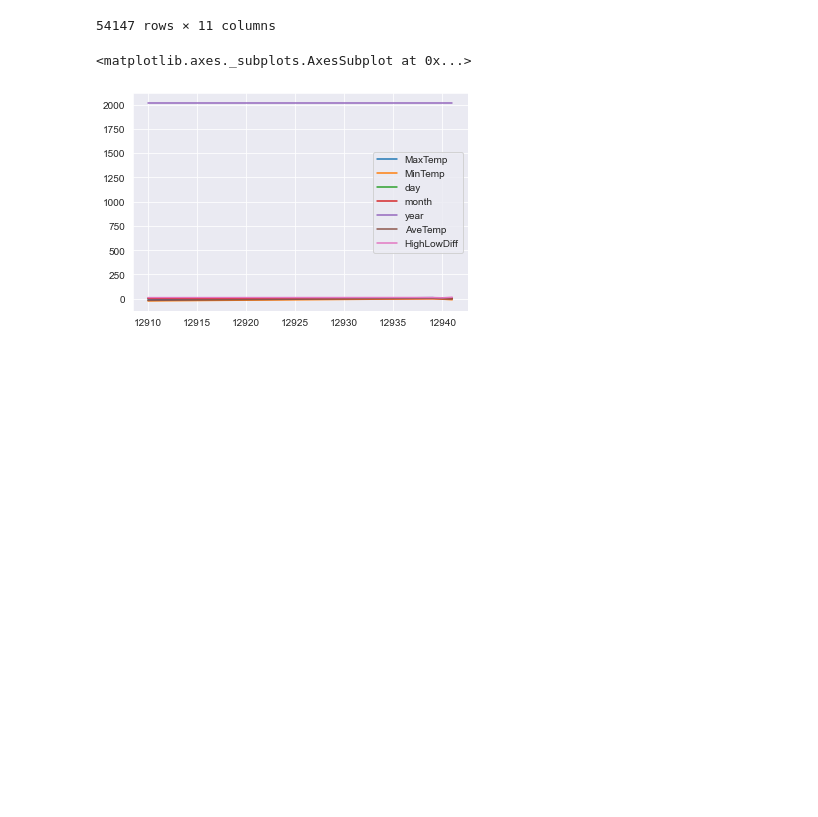
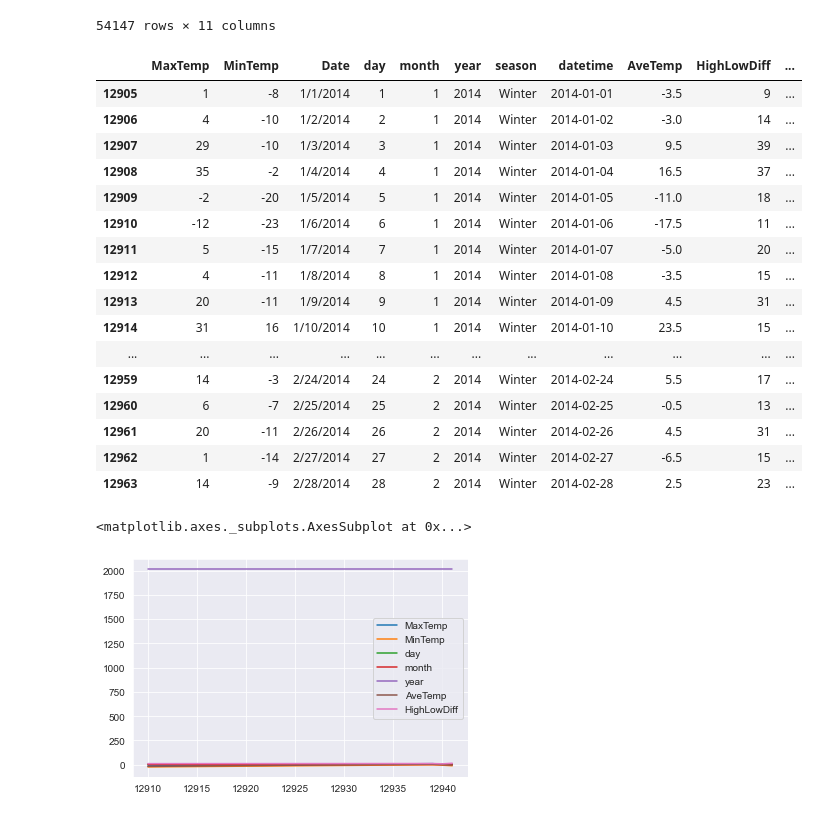
Before and after one commit to searanch/Minneapolis-Historical-Weather, a Jupyter notebook: msp_winter.ipynb, the cells around one changed output. Cells and saved outputs as stored; diff of their text form; code cells hidden in the pictures; blank space fills up the shorter version.

```diff
--- a/msp_winter.ipynb
+++ b/msp_winter.ipynb
@@ -441,6 +458,25 @@ temps
 54147 rows × 11 columns
 # %%
 poler_14 = temps.query("(year)== 2014 and (month) > 0 and (month) < 3 ")
+poler_14
+# %% [output]
+|  | MaxTemp | MinTemp | Date | day | month | year | season | datetime | AveTemp | HighLowDiff | ... |
+| 12905 | 1 | -8 | 1/1/2014 | 1 | 1 | 2014 | Winter | 2014-01-01 | -3.5 | 9 | ... |
+| 12906 | 4 | -10 | 1/2/2014 | 2 | 1 | 2014 | Winter | 2014-01-02 | -3.0 | 14 | ... |
+| 12907 | 29 | -10 | 1/3/2014 | 3 | 1 | 2014 | Winter | 2014-01-03 | 9.5 | 39 | ... |
+| 12908 | 35 | -2 | 1/4/2014 | 4 | 1 | 2014 | Winter | 2014-01-04 | 16.5 | 37 | ... |
+| 12909 | -2 | -20 | 1/5/2014 | 5 | 1 | 2014 | Winter | 2014-01-05 | -11.0 | 18 | ... |
+| 12910 | -12 | -23 | 1/6/2014 | 6 | 1 | 2014 | Winter | 2014-01-06 | -17.5 | 11 | ... |
+| 12911 | 5 | -15 | 1/7/2014 | 7 | 1 | 2014 | Winter | 2014-01-07 | -5.0 | 20 | ... |
+| 12912 | 4 | -11 | 1/8/2014 | 8 | 1 | 2014 | Winter | 2014-01-08 | -3.5 | 15 | ... |
+| 12913 | 20 | -11 | 1/9/2014 | 9 | 1 | 2014 | Winter | 2014-01-09 | 4.5 | 31 | ... |
+| 12914 | 31 | 16 | 1/10/2014 | 10 | 1 | 2014 | Winter | 2014-01-10 | 23.5 | 15 | ... |
+| ... | ... | ... | ... | ... | ... | ... | ... | ... | ... | ... | ... |
+| 12959 | 14 | -3 | 2/24/2014 | 24 | 2 | 2014 | Winter | 2014-02-24 | 5.5 | 17 | ... |
+| 12960 | 6 | -7 | 2/25/2014 | 25 | 2 | 2014 | Winter | 2014-02-25 | -0.5 | 13 | ... |
+| 12961 | 20 | -11 | 2/26/2014 | 26 | 2 | 2014 | Winter | 2014-02-26 | 4.5 | 31 | ... |
+| 12962 | 1 | -14 | 2/27/2014 | 27 | 2 | 2014 | Winter | 2014-02-27 | -6.5 | 15 | ... |
+| 12963 | 14 | -9 | 2/28/2014 | 28 | 2 | 2014 | Winter | 2014-02-28 | 2.5 | 23 | ... |
 # %%
 poler_14.loc[[12910,12939,12940,12941]].plot()
 # %% [output]
```
Also changed, not shown: parts of 3 cells of this notebook.
